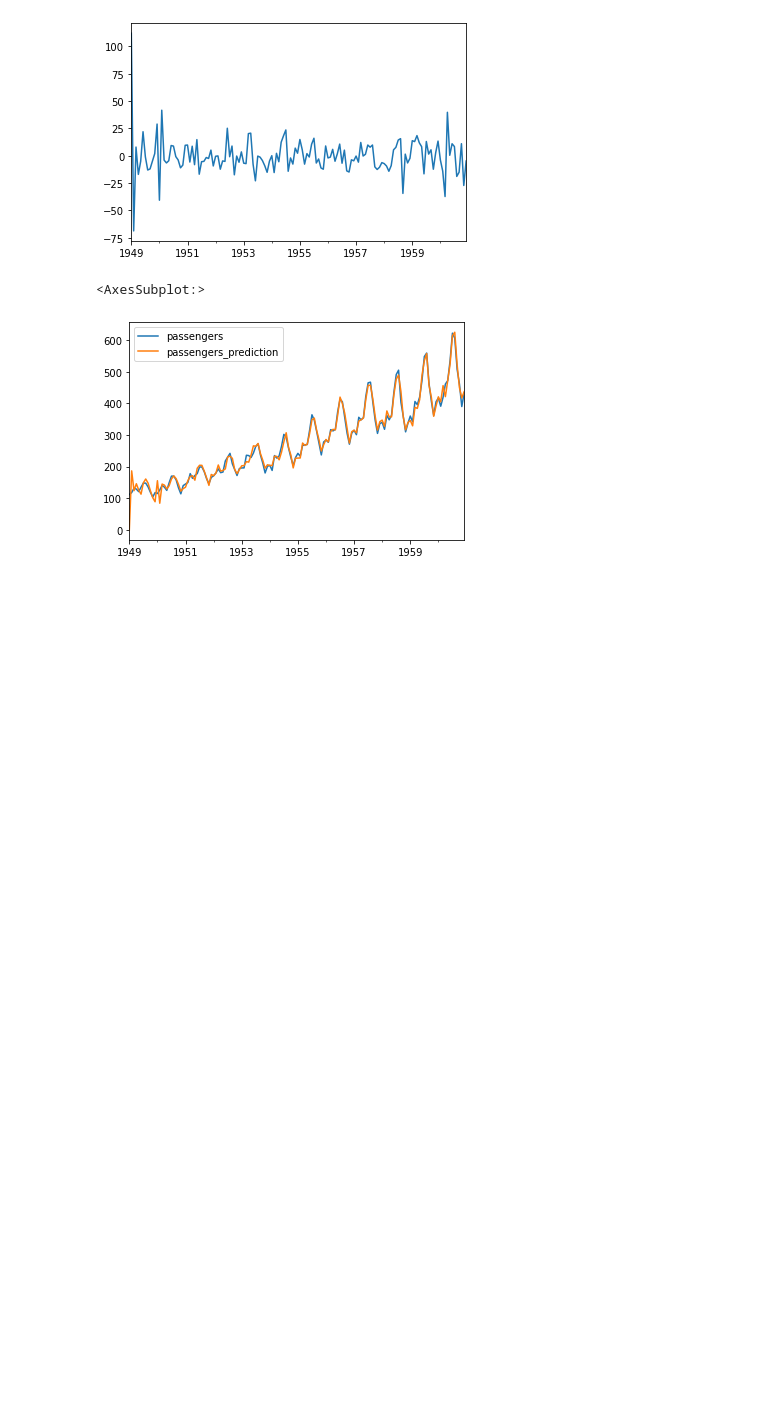
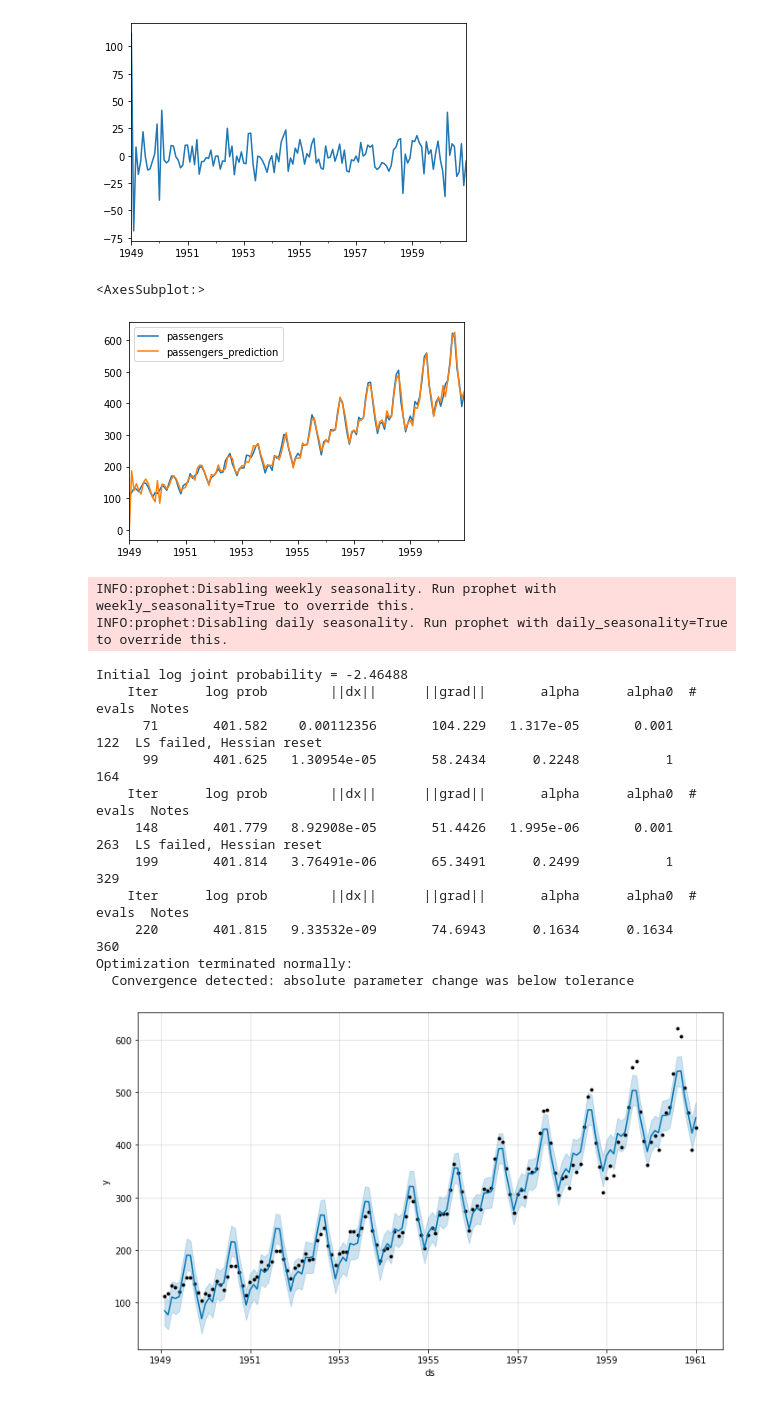
Before and after one commit to napb/examen2, a Jupyter notebook: Examen2.ipynb, the cells around one changed output. Cells and saved outputs as stored; diff of their text form; code cells hidden in the pictures; blank space fills up the shorter version.

```diff
--- a/Examen2.ipynb
+++ b/Examen2.ipynb
@@ -135,3 +152,35 @@ df[['passengers', 'passengers_prediction']].plot()
 # %% [output]
 <AxesSubplot:>
 [figure]
+# %%
+#2.B estimacion de modelo Prophet
+#RE-Carga y preparacion de dataset para Prophet [ds, y]
+df_p = pd.read_csv("http://www2.udec.cl/~jorgecastillo/AirPassengers.txt")
+df_p.index = pd.Index(sm.tsa.datetools.dates_from_range('1949m1', '1960m12'))
+df_p.reset_index(inplace = True)
+df_p.drop(columns =['Month'], inplace = True)
+
+df_p.columns = [
+    'ds',
+    'y'
+]
+# %%
+pf = Prophet()
+pf.fit(df_p)
+forecast = pf.predict(pf.make_future_dataframe(0, freq='MS'))
+fig = pf.plot(forecast)
+# %% [output]
+INFO:prophet:Disabling weekly seasonality. Run prophet with weekly_seasonality=True to override this.
+INFO:prophet:Disabling daily seasonality. Run prophet with daily_seasonality=True to override this.
+Initial log joint probability = -2.46488
+    Iter      log prob        ||dx||      ||grad||       alpha      alpha0  # evals  Notes
+      71       401.582    0.00112356       104.229   1.317e-05       0.001      122  LS failed, Hessian reset
+      99       401.625   1.30954e-05       58.2434      0.2248           1      164
+    Iter      log prob        ||dx||      ||grad||       alpha      alpha0  # evals  Notes
+     148       401.779   8.92908e-05       51.4426   1.995e-06       0.001      263  LS failed, Hessian reset
+     199       401.814   3.76491e-06       65.3491      0.2499           1      329
+    Iter      log prob        ||dx||      ||grad||       alpha      alpha0  # evals  Notes
+     220       401.815   9.33532e-09       74.6943      0.1634      0.1634      360
+Optimization terminated normally:
+  Convergence detected: absolute parameter change was below tolerance
+[figure, added]
```
Also changed, not shown: parts of 10 cells of this notebook, 1 other file.
